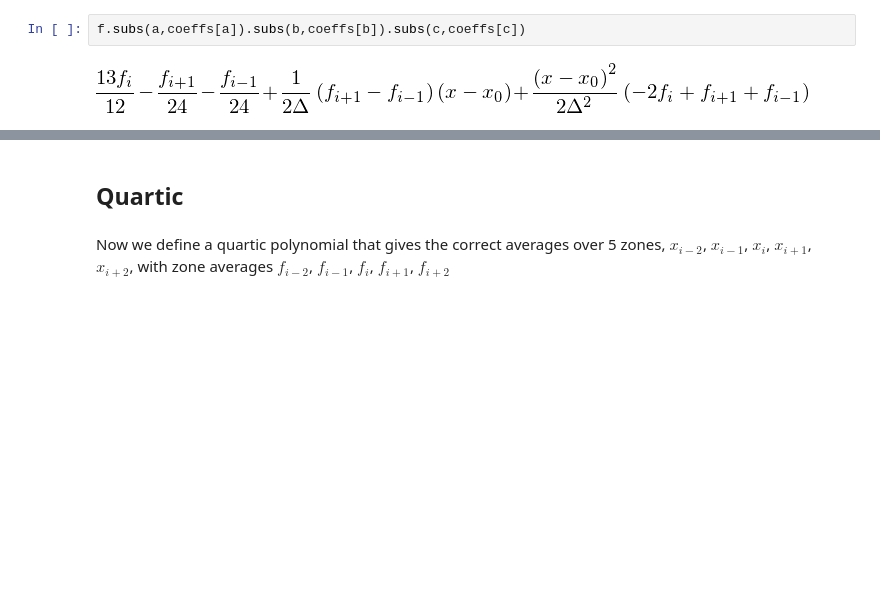
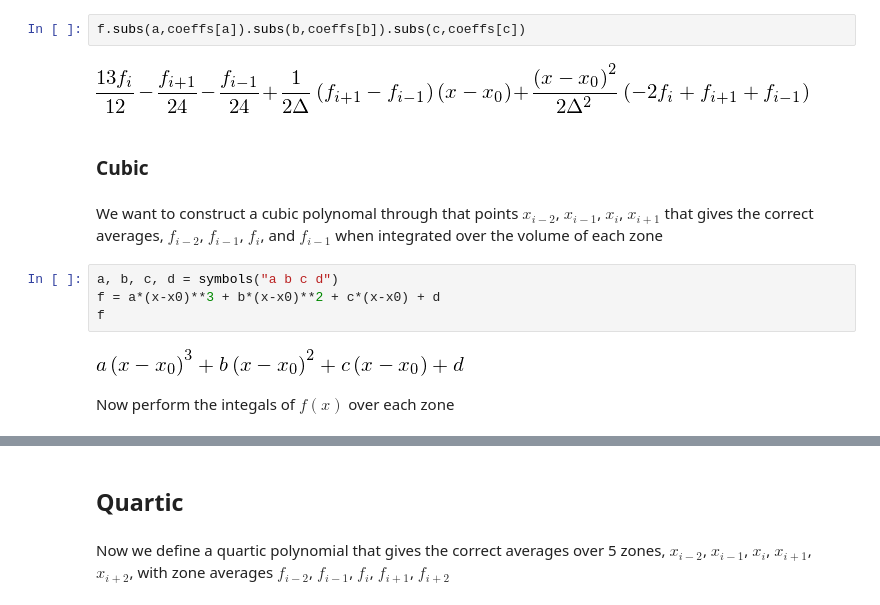
Before and after one commit to python-hydro/hydro_examples, a Jupyter notebook: finite-volume/conservative-interpolation.ipynb, the cells around one changed output, grey strips where cells are left out. Drawn from its saved outputs; the diff is of its cells as text; blank space fills up the shorter version.

Commit message:
add a cubic

```diff
--- a/finite-volume/conservative-interpolation.ipynb
+++ b/finite-volume/conservative-interpolation.ipynb
@@ -73,3 +79,16 @@ And in pretty form, here's the polynomial
 f.subs(a,coeffs[a]).subs(b,coeffs[b]).subs(c,coeffs[c])
 # %% [output]
 [figure]
+# %% [markdown]
+### Cubic
+# %% [markdown]
+We want to construct a cubic polynomal through that points $x_{i-2}$, $x_{i-1}$, $x_i$, $x_{i+1}$ that gives the correct averages,
+$f_{i-2}$, $f_{i-1}$, $f_i$, and $f_{i-1}$ when integrated over the volume of each zone
+# %%
+a, b, c, d = symbols("a b c d")
+f = a*(x-x0)**3 + b*(x-x0)**2 + c*(x-x0) + d
+f
+# %% [output]
+[figure, added]
+# %% [markdown]
+Now perform the integals of $f(x)$ over each zone
```
Also changed, not shown: parts of 15 cells of this notebook.
